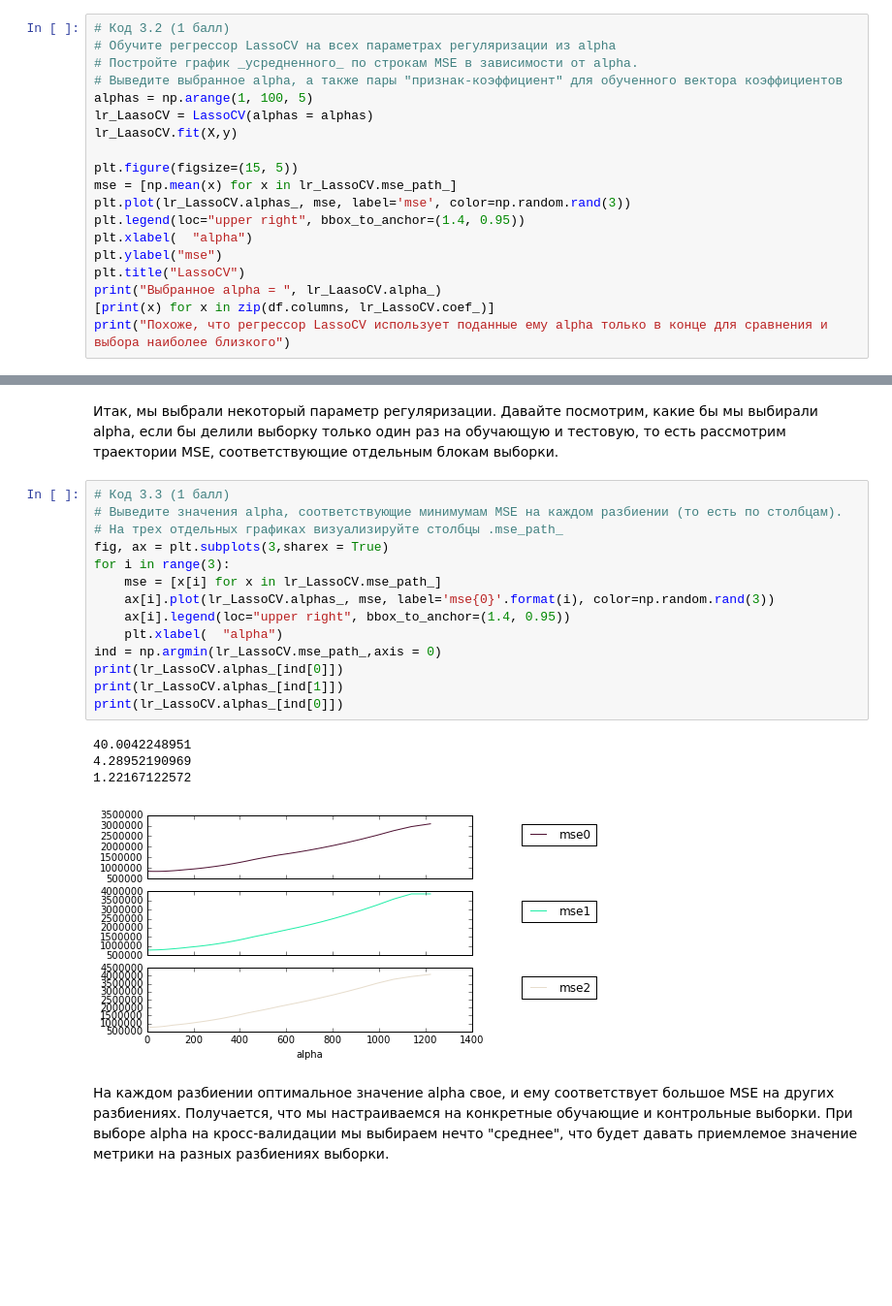
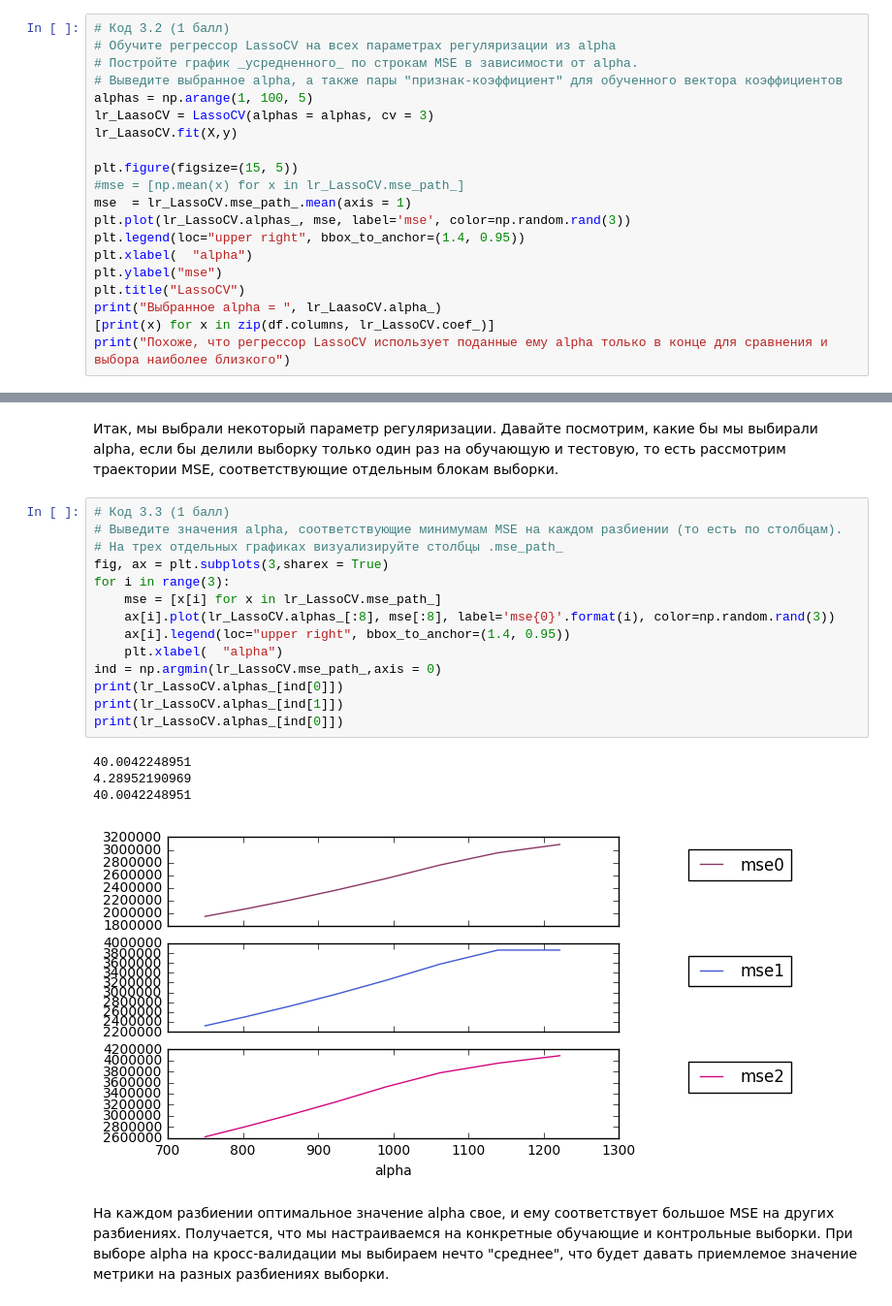
Before and after one commit to lunaplush/courseraJUPy, a Jupyter notebook: OverfittingTask.ipynb, the cells around one changed output, grey strips where cells are left out. Shown: that part at 97% size. Saved outputs shown, nothing was run; the diff lists cells and outputs as text; blank space fills up the shorter version.

```diff
--- a/OverfittingTask.ipynb
+++ b/OverfittingTask.ipynb
@@ -378,11 +391,12 @@ from sklearn.linear_model import LassoCV
 # Постройте график _усредненного_ по строкам MSE в зависимости от alpha.
 # Выведите выбранное alpha, а также пары "признак-коэффициент" для обученного вектора коэффициентов
 alphas = np.arange(1, 100, 5)
-lr_LaasoCV = LassoCV(alphas = alphas)
+lr_LaasoCV = LassoCV(alphas = alphas, cv = 3)
 lr_LaasoCV.fit(X,y)
 
 plt.figure(figsize=(15, 5))
-mse = [np.mean(x) for x in lr_LassoCV.mse_path_]
+#mse = [np.mean(x) for x in lr_LassoCV.mse_path_]
+mse  = lr_LassoCV.mse_path_.mean(axis = 1)
 plt.plot(lr_LassoCV.alphas_, mse, label='mse', color=np.random.rand(3))
 plt.legend(loc="upper right", bbox_to_anchor=(1.4, 0.95))
 plt.xlabel(  "alpha")
@@ -412,22 +426,22 @@ print("Похоже, что регрессор LassoCV использует по
 # %%
 # Код 3.3 (1 балл)
 # Выведите значения alpha, соответствующие минимумам MSE на каждом разбиении (то есть по столбцам).
 # На трех отдельных графиках визуализируйте столбцы .mse_path_
 fig, ax = plt.subplots(3,sharex = True)
 for i in range(3):
     mse = [x[i] for x in lr_LassoCV.mse_path_]
-    ax[i].plot(lr_LassoCV.alphas_, mse, label='mse{0}'.format(i), color=np.random.rand(3))
+    ax[i].plot(lr_LassoCV.alphas_[:8], mse[:8], label='mse{0}'.format(i), color=np.random.rand(3))
     ax[i].legend(loc="upper right", bbox_to_anchor=(1.4, 0.95))
     plt.xlabel(  "alpha")
 ind = np.argmin(lr_LassoCV.mse_path_,axis = 0)
 print(lr_LassoCV.alphas_[ind[0]])
 print(lr_LassoCV.alphas_[ind[1]])
 print(lr_LassoCV.alphas_[ind[0]])
 # %% [output]
 40.0042248951
 4.28952190969
-1.22167122572
+40.0042248951
-[figure, old version]
+[figure, new version]
 # %% [markdown]
 На каждом разбиении оптимальное значение alpha свое, и ему соответствует большое MSE на других разбиениях. Получается, что мы настраиваемся на конкретные обучающие и контрольные выборки. При выборе alpha на кросс-валидации мы выбираем нечто "среднее", что будет давать приемлемое значение метрики на разных разбиениях выборки.
 # %% [markdown]
```
Also changed, not shown: parts of 6 cells of this notebook.
